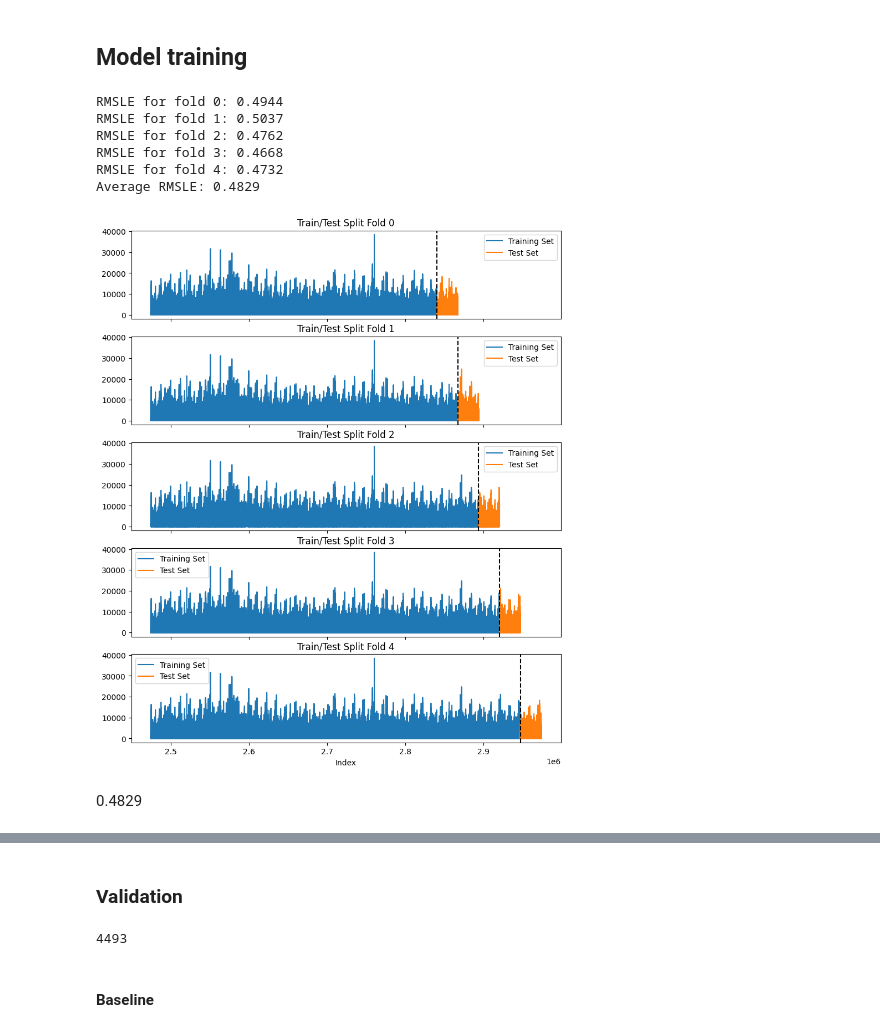
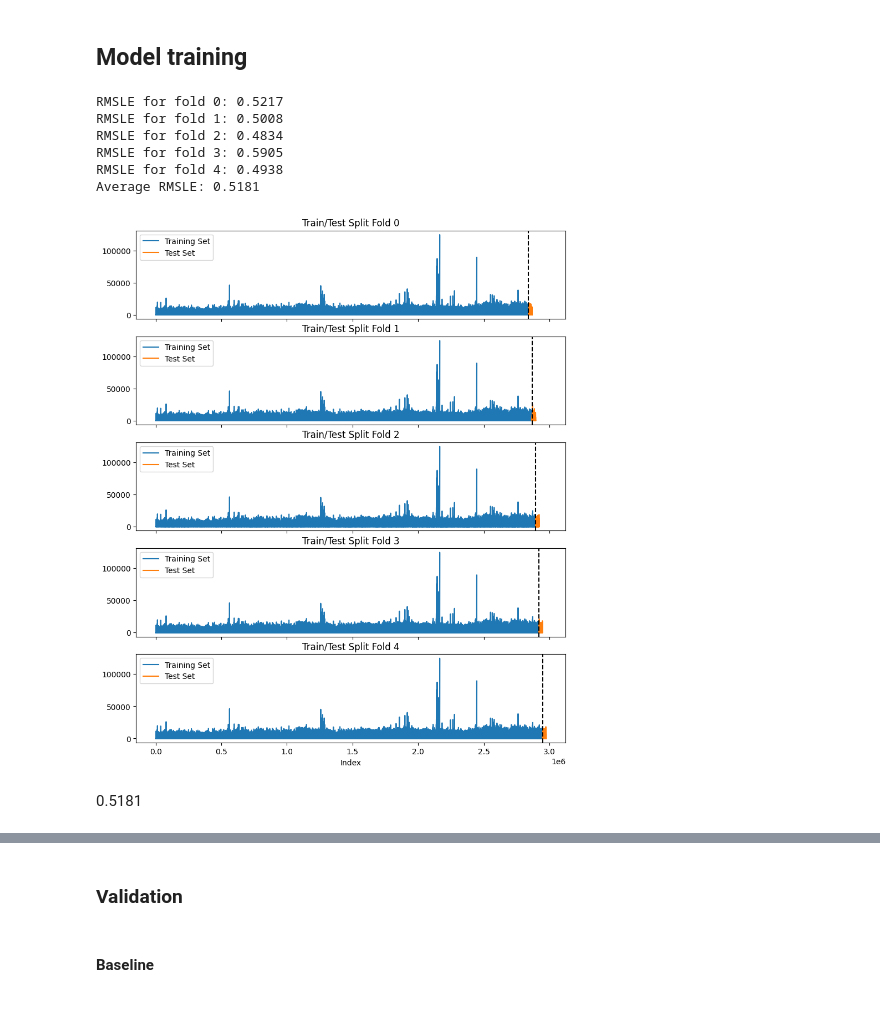
Before and after one commit to Milloz-dev/StoreSales-TimeSeriesForecasting, a Jupyter notebook: main.ipynb, the cells around one changed output, grey strips where cells are left out. Cells and saved outputs as stored; diff of their text form; code cells hidden in the pictures.

```diff
--- a/main.ipynb
+++ b/main.ipynb
@@ -274,39 +270,39 @@ y_train_mini = y_train.iloc[-500000:]
 # %%
 # Test size is 15 days
 tss = TimeSeriesSplit(n_splits=5, test_size=33 * 54 * 15)
 scores = []
 fig, axes = plt.subplots(5, 1, figsize=(10, 12), sharex=True)
 
-for fold, (train_index, test_index) in enumerate(tss.split(X_train_mini)):
-    X_train_cv, X_test_cv = X_train_mini.iloc[train_index], X_train_mini.iloc[test_index]
-    y_train_cv, y_test_cv = y_train_mini.iloc[train_index], y_train_mini.iloc[test_index]
+for fold, (train_index, test_index) in enumerate(tss.split(X_train)):
+    X_train_cv, X_test_cv = X_train.iloc[train_index], X_train.iloc[test_index]
+    y_train_cv, y_test_cv = y_train.iloc[train_index], y_train.iloc[test_index]
 
     axes[fold].plot(y_train_cv, label="Training Set")
     axes[fold].plot(y_test_cv, label="Test Set")
     axes[fold].axvline(y_test_cv.index.min(), color="black", ls="--")
     axes[fold].legend()
     axes[fold].set_title(f"Train/Test Split Fold {fold}")
 
     pipeline.fit(X_train_cv, y_train_cv)
     y_pred = pipeline.predict(X_test_cv)
 
     score = root_mean_squared_log_error(y_test_cv, y_pred)
     scores.append(score)
     print(f"RMSLE for fold {fold}: {score:.4f}")
 
 average_score = np.mean(scores)
 print(f"Average RMSLE: {average_score:.4f}")
 
 plt.xlabel("Index")
 plt.show()
 # %% [output]
-RMSLE for fold 0: 0.4944
-RMSLE for fold 1: 0.5037
-RMSLE for fold 2: 0.4762
-RMSLE for fold 3: 0.4668
-RMSLE for fold 4: 0.4732
-Average RMSLE: 0.4829
+RMSLE for fold 0: 0.5217
+RMSLE for fold 1: 0.5008
+RMSLE for fold 2: 0.4834
+RMSLE for fold 3: 0.5905
+RMSLE for fold 4: 0.4938
+Average RMSLE: 0.5181
-[figure, old version]
+[figure, new version]
 # %% [markdown]
-0.4829
+0.5181
 # %%
@@ -336,10 +329,5 @@ Pipeline(steps=[('preprocessor',
 # %% [markdown]
 ### Validation
-# %%
-mini_test_size = int(len(y_train_mini) * len(y_test) / len(y_train))
-mini_test_size
-# %% [output]
-4493
 # %% [markdown]
 #### Baseline
 # %% [markdown]
```
Also changed, not shown: parts of 8 cells of this notebook.
